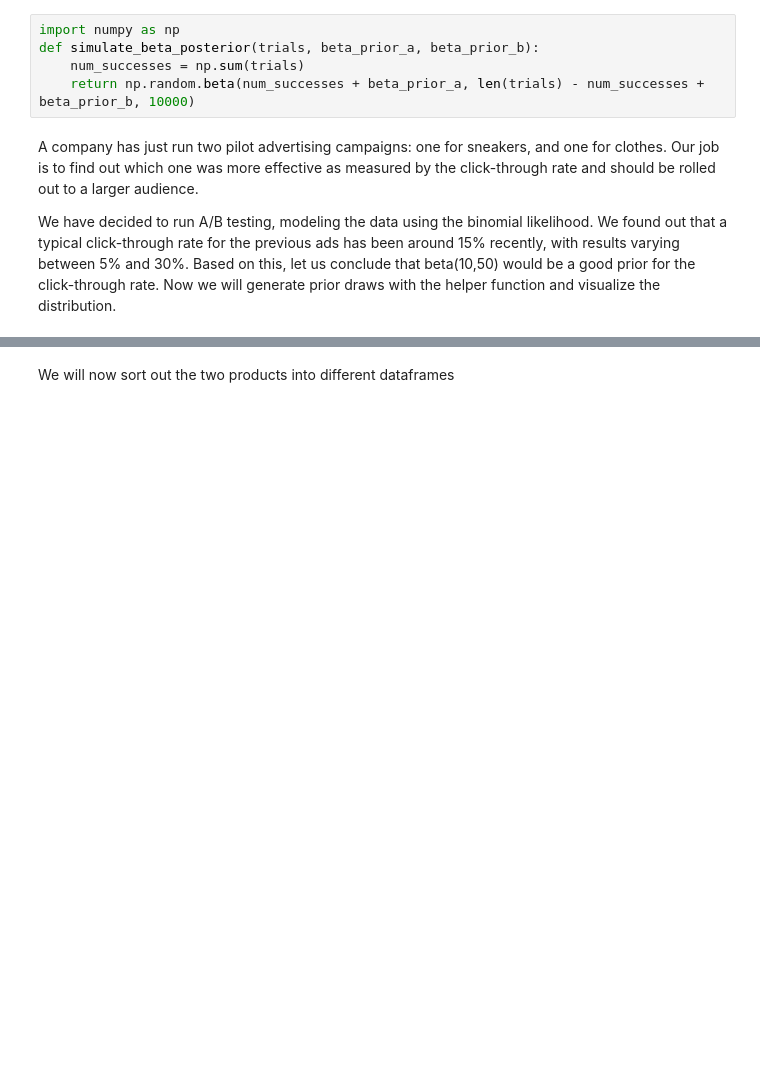
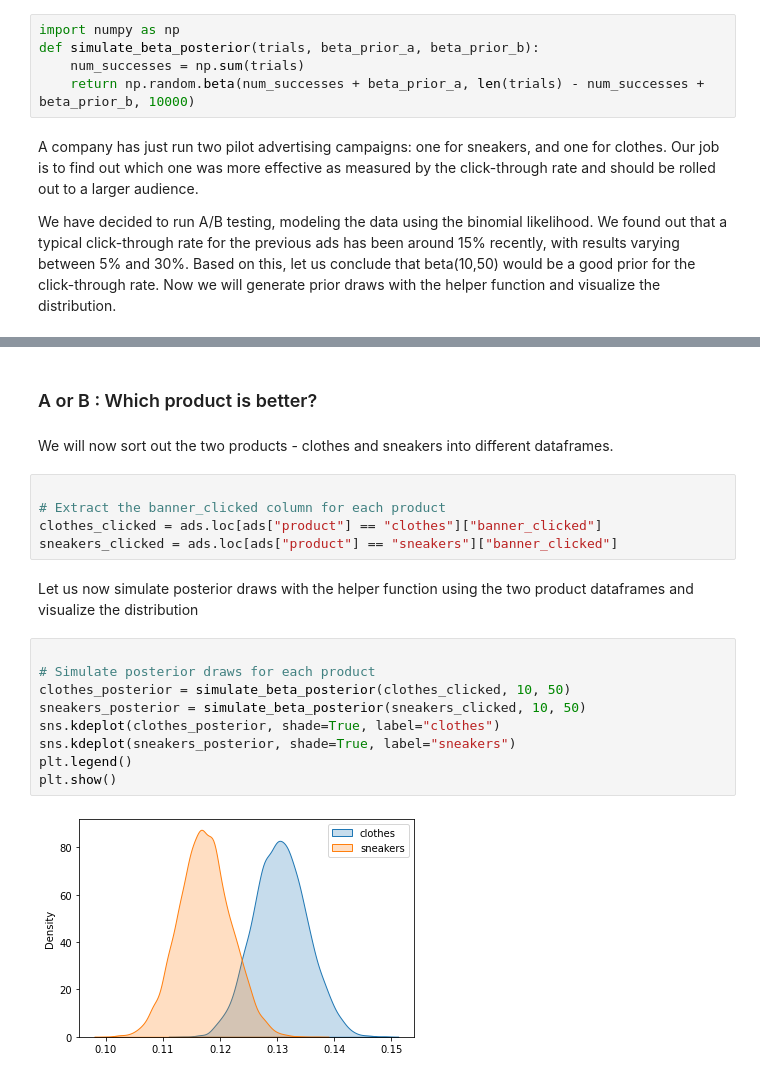
Before and after one commit to syednayeemridwan/data-science-projects, a Jupyter notebook: AB Testing for potential profitable products/ab-test.ipynb, the cells around one changed output, grey strips where cells are left out. Saved outputs shown, nothing was run; the diff lists cells and outputs as text; blank space fills up the shorter version.

```diff
--- a/AB Testing for potential profitable products/ab-test.ipynb
+++ b/AB Testing for potential profitable products/ab-test.ipynb
@@ -43,2 +43,22 @@ plt.show()
+# %% [markdown]
+### A or B : Which product is better?
 # %% [markdown]
-We will now sort out the two products into different dataframes
+We will now sort out the two products - clothes and sneakers into different dataframes.
+# %%
+
+# Extract the banner_clicked column for each product
+clothes_clicked = ads.loc[ads["product"] == "clothes"]["banner_clicked"]
+sneakers_clicked = ads.loc[ads["product"] == "sneakers"]["banner_clicked"]
+# %% [markdown]
+Let us now simulate posterior draws with the helper function using the two product dataframes and visualize the distribution
+# %%
+
+# Simulate posterior draws for each product
+clothes_posterior = simulate_beta_posterior(clothes_clicked, 10, 50)
+sneakers_posterior = simulate_beta_posterior(sneakers_clicked, 10, 50)
+sns.kdeplot(clothes_posterior, shade=True, label="clothes")
+sns.kdeplot(sneakers_posterior, shade=True, label="sneakers")
+plt.legend()
+plt.show()
+# %% [output]
+[figure, added]
```
Also changed, not shown: parts of 11 cells of this notebook.
